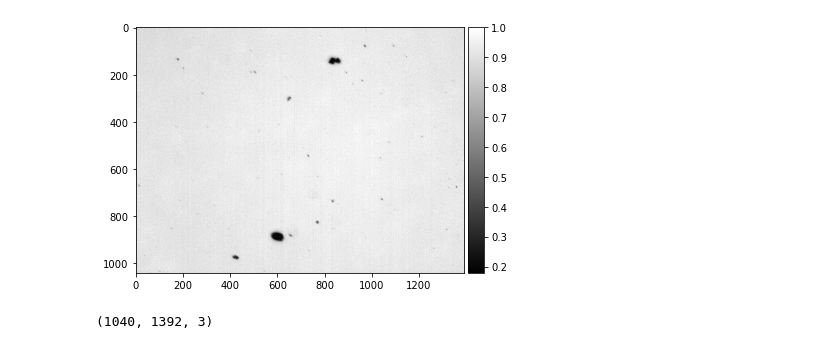
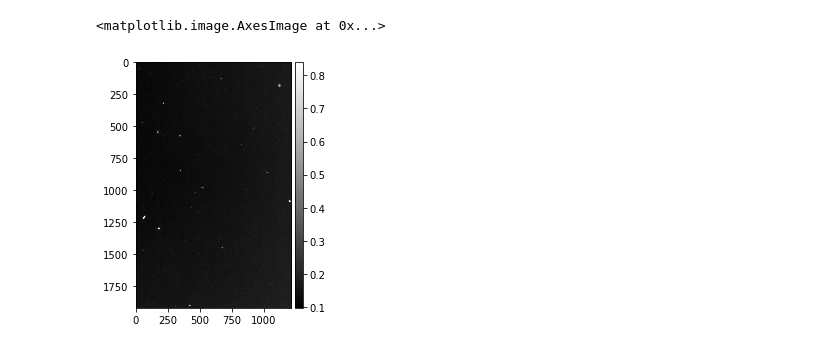
Before and after one commit to jrr1984/defects_analysis, a Jupyter notebook: Untitled.ipynb, the cells around one changed output. Saved outputs shown, nothing was run; the diff lists cells and outputs as text; code cells hidden in the pictures.

```diff
--- a/Untitled.ipynb
+++ b/Untitled.ipynb
@@ -16,11 +17,12 @@ pixels_to_microns = 0.586 #1pixel=0.586 microns
 # %%
-img = io.imread('C:/Users/juanr/Documents/mediciones microscopio metalografico/amarillo_11.tif')
+#img = io.imread('C:/Users/juanr/Documents/mediciones microscopio metalografico/amarillo_11.tif')
+img = io.imread('C:/Users/juanr/Documents/mediciones_ZEISS/bandas/Banda2scenes/Banda2scenes_m001.png')
+img = rgb2gray(img)
+img = util.invert(img)
 # %%
-img_norm = normalize(img)
-io.imshow(img_norm[:,:,0],cmap='gray');
+#img_norm = normalize(img)
+#io.imshow(img_norm[:,:,0],cmap='gray');
+io.imshow(img,cmap='gray')
 # %% [output]
+<matplotlib.image.AxesImage at 0x...>
-[figure, old version]
+[figure, new version]
-# %%
-img_norm.shape
-# %% [output]
-(1040, 1392, 3)
```
Also changed, not shown: parts of 27 cells of this notebook, 16 other files.
